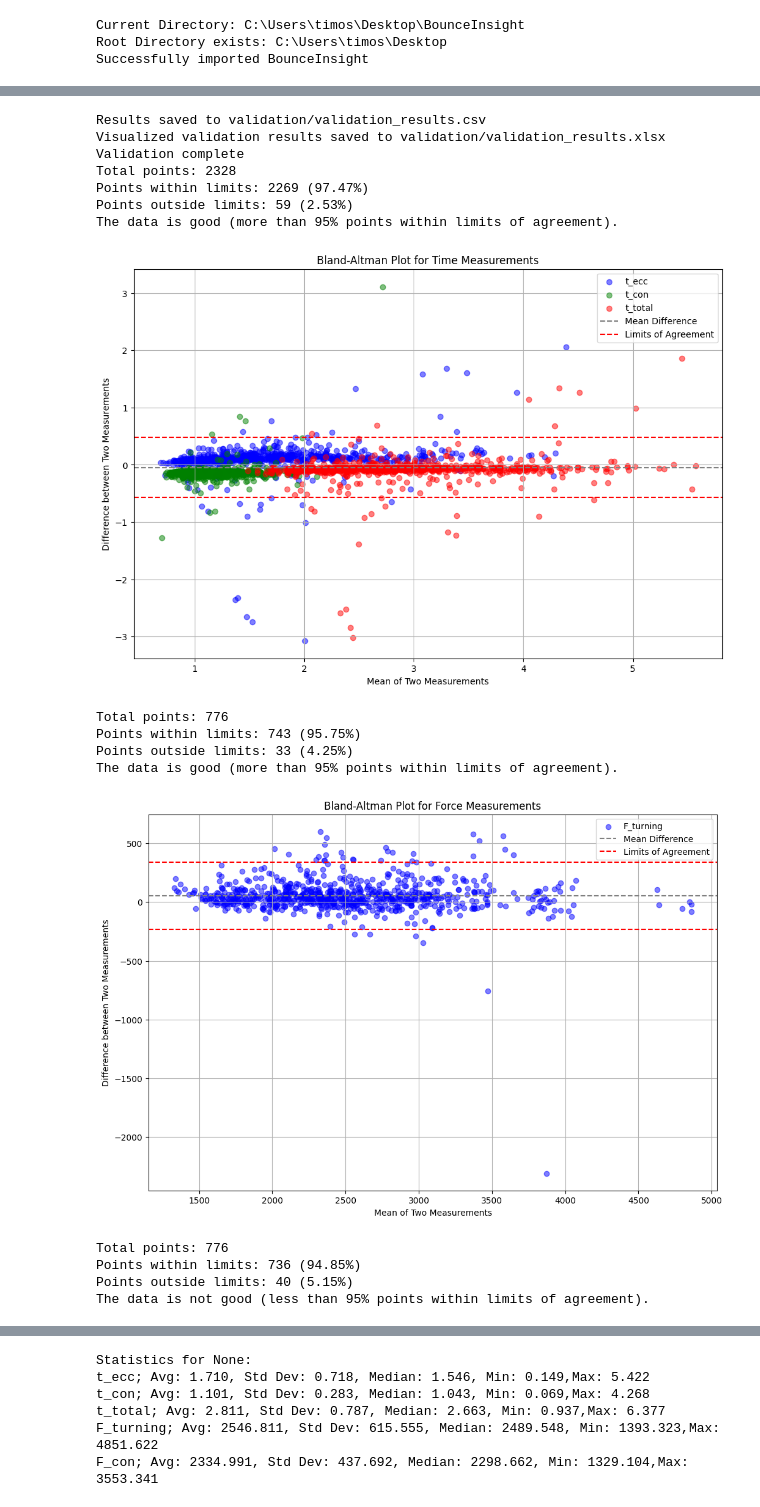
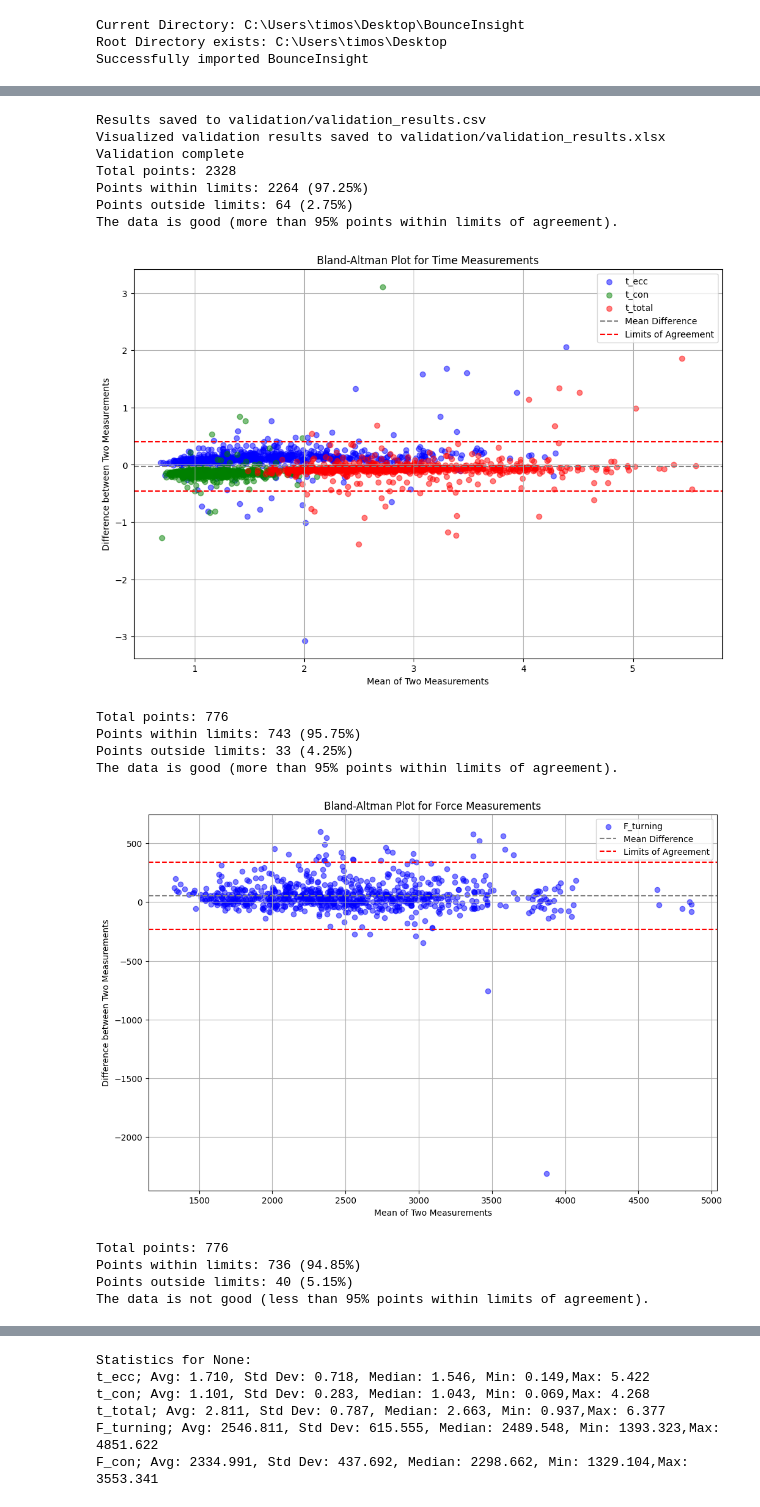
Before and after one commit to loieboi/BounceInsight, a Jupyter notebook: run.ipynb, the cells around one changed output, grey strips where cells are left out. Drawn from its saved outputs; the diff is of its cells as text; code cells hidden in the pictures.

```diff
--- a/run.ipynb
+++ b/run.ipynb
@@ -50,14 +62,14 @@ Number of bounce files in no_bounce_dict_fast: 85
 # %%
-insight.validate(tolerance=0.2)
+insight.validate(tolerance=0.05)
 # %% [output]
 Results saved to validation/validation_results.csv
 Visualized validation results saved to validation/validation_results.xlsx
 Validation complete
 Total points: 2328
-Points within limits: 2269 (97.47%)
-Points outside limits: 59 (2.53%)
+Points within limits: 2264 (97.25%)
+Points outside limits: 64 (2.75%)
 The data is good (more than 95% points within limits of agreement).
-[figure, old version]
+[figure, new version]
 Total points: 776
 Points within limits: 743 (95.75%)
 Points outside limits: 33 (4.25%)
```
Also changed, not shown: parts of 2 cells of this notebook, 11 other files.
